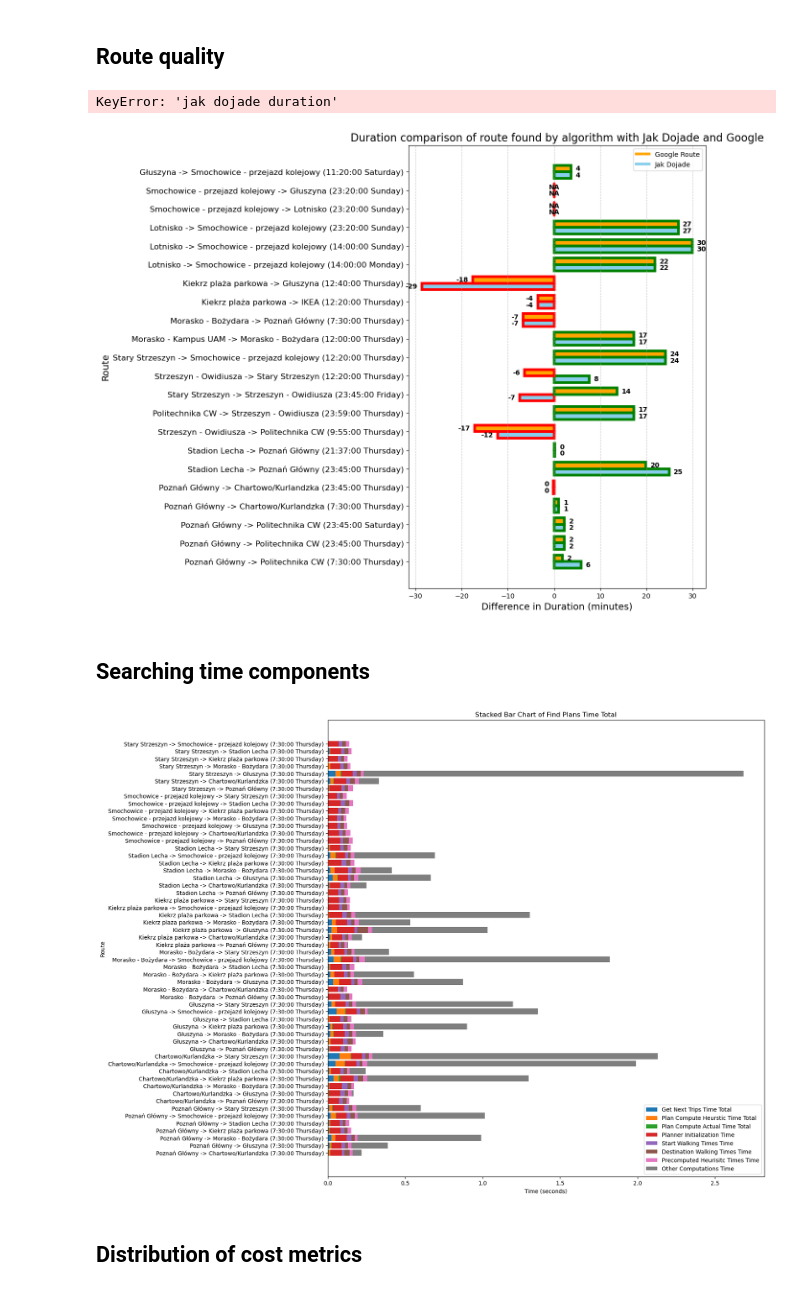
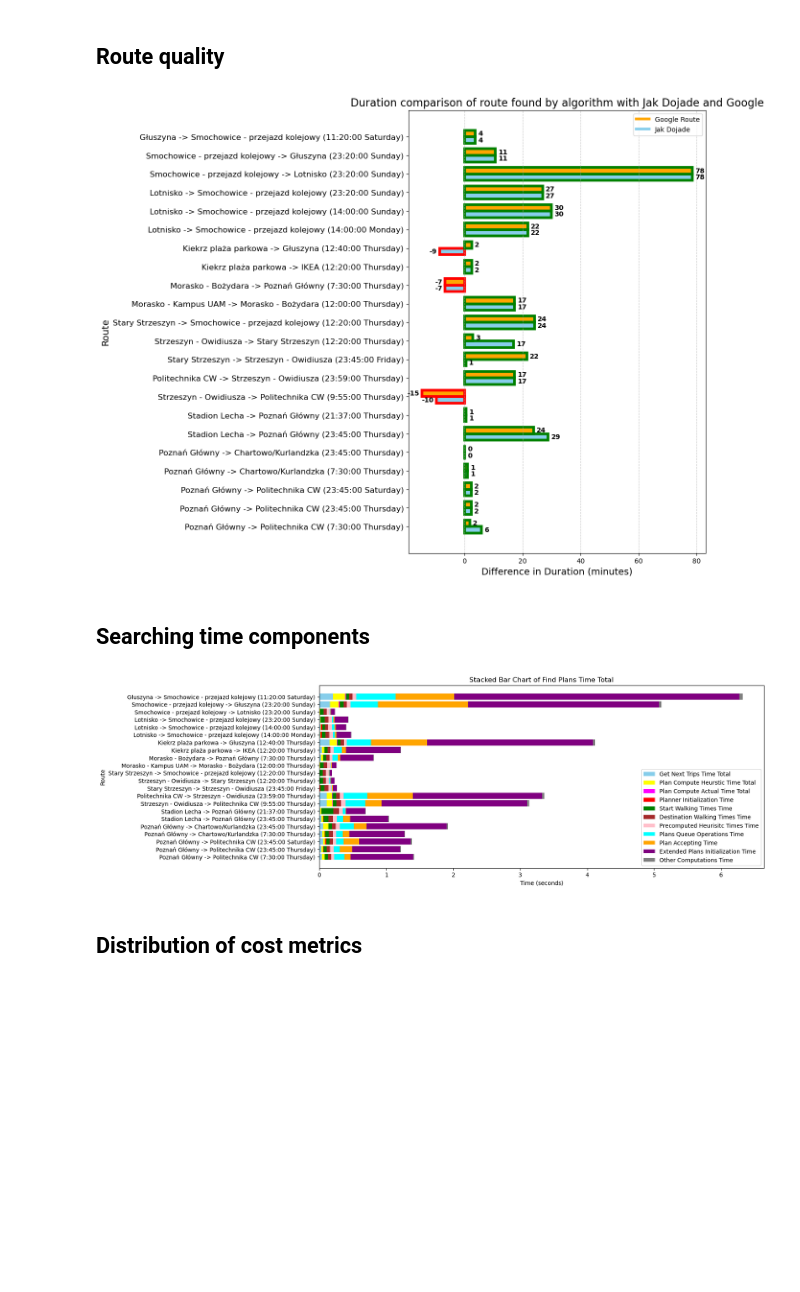
Before and after one commit to DawidJedraszczyk/e-Bimba, a Jupyter notebook: benchmark/custom_benchmark_data_analysis.ipynb, the cells around one changed output. Saved outputs shown, nothing was run; the diff lists cells and outputs as text; code cells hidden in the pictures; blank space fills up the shorter version.

Commit message:
added more time metrics to understand what is happening in "other computaitons" time

```diff
--- a/benchmark/custom_benchmark_data_analysis.ipynb
+++ b/benchmark/custom_benchmark_data_analysis.ipynb
@@ -24,2 +22,5 @@ path = "benchmark_results/2024-11-12_20-31-08/small_automatic_benchmark_results_
+# %%
+#"benchmark_results/2024-11-15_14-54-00/custom_benchmark_results_2024-11-15_14-54-00.csv"
+path = "benchmark_results/2024-11-15_19-49-09/custom_benchmark_results_2024-11-15_19-49-09.csv"
 # %% [markdown]
 ## (optional) Define data analysis file name
@@ -59,8 +60,6 @@ df['duration google - found route (min)'] = df.apply(
     lambda row: row['google duration (min)'] - row['found route duration (min)'] if pd.notna(row['found route duration (min)']) else None,
     axis=1
 )
-# %% [output]
-KeyError: 'jak dojade duration'
 # %%
 fig, ax = plt.subplots(figsize=(8, 12))
 
@@ -108,42 +107,59 @@ plt.grid(axis='x', linestyle='--', alpha=0.7)
 #plt.tight_layout()
 plt.show()
 # %% [output]
-[figure, old version]
+[figure, new version]
 # %% [markdown]
 ## Searching time components
 # %%
 columns = [
     'get_next_trips_time_total',
     'plan_compute_heurstic_time_total',
     'plan_compute_actual_time_total',
     'planner_initialization_time',
     'start_walking_times_time',
     'destination_walking_times_time',
-    'precomputed_heurisitc_times_time'
+    'precomputed_heurisitc_times_time',
+    'plans_queue_operations_time',
+    'plan_accepting_time',
+    'extended_plans_initialization_time',
 ]
+
+color_map = {
+    'get_next_trips_time_total': 'skyblue',
+    'plan_compute_heurstic_time_total': 'yellow',
+    'plan_compute_actual_time_total': 'magenta',
+    'planner_initialization_time': 'red',
+    'start_walking_times_time': 'green',
+    'destination_walking_times_time': 'brown',
+    'precomputed_heurisitc_times_time': 'pink',
+    'plans_queue_operations_time': 'cyan',
+    'plan_accepting_time': 'orange',
+    'extended_plans_initialization_time': 'purple',
+    'other_computations_time': 'gray',
+}
 
 df['other_computations_time'] = df['find_plans_time_total'] - df[columns].sum(axis=1, skipna=True)
 
 df['other_computations_time'] = df['other_computations_time'].apply(lambda x: max(x, 0))
 
 fig, ax = plt.subplots(figsize=(14, fig_height))
 
 bottom = pd.Series([0] * len(df))
 for column in columns:
     if column in df:
-        ax.barh(df['Label'], df[column], left=bottom, label=column.replace('_', ' ').title())
+        ax.barh(df['Label'], df[column], color=color_map[column], left=bottom, label=column.replace('_', ' ').title())
         bottom += df[column]
 
-ax.barh(df['Label'], df['other_computations_time'], left=bottom, label='Other Computations Time')
+ax.barh(df['Label'], df['other_computations_time'], color=color_map['other_computations_time'], left=bottom, label='Other Computations Time')
 
 plt.xlabel('Time (seconds)')
 plt.ylabel('Route')
 plt.title('Stacked Bar Chart of Find Plans Time Total')
 plt.legend()
 
 plt.show()
 # %% [output]
-[figure, old version]
+[figure, new version]
 # %% [markdown]
 ## Distribution of cost metrics
 # %%
```
Also changed, not shown: parts of 11 cells of this notebook, 2 other files.
